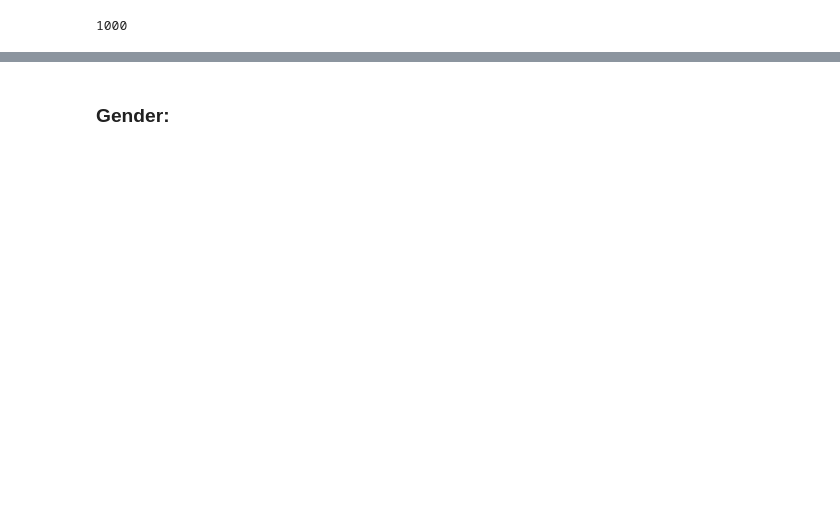
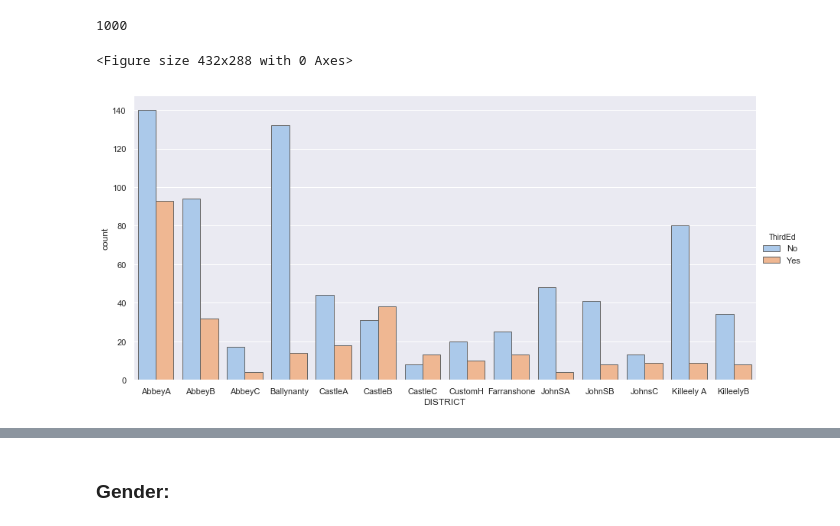
Before and after one commit to fionaoriordan/52465_19_project, a Jupyter notebook: 52465_19_project_dep1.ipynb, the cells around one changed output, grey strips where cells are left out. Saved outputs shown, nothing was run; the diff lists cells and outputs as text; code cells hidden in the pictures; blank space fills up the shorter version.

```diff
--- a/52465_19_project_dep1.ipynb
+++ b/52465_19_project_dep1.ipynb
@@ -338,3 +256,22 @@ thirded = np.concatenate([calthirded(0),calthirded(1),calthirded(2),
 len(thirded)
 # %% [output]
 1000
+# %%
+# Add a new column to the df
+df["ThirdEd"] = thirded
+# %%
+# Plot the PrimaryEd colum by ed:
+fig = plt.figure()
+
+# Adapted from https://seaborn.pydata.org/generated/seaborn.catplot.html
+ax = sns.catplot (x="DISTRICT", hue="ThirdEd", kind="count",
+            palette="pastel", edgecolor=".4",  height=6, aspect=2,
+            data=df)
+#Adding a title at the figure level
+fig.suptitle("Families with Third Level Ed yes/no by Limerick Electoral District.", fontsize = 20)
+# display the plot
+
+plt.show()
+# %% [output]
+<Figure size 432x288 with 0 Axes>
+[figure, added]
```
Also changed, not shown: parts of 28 cells of this notebook.
